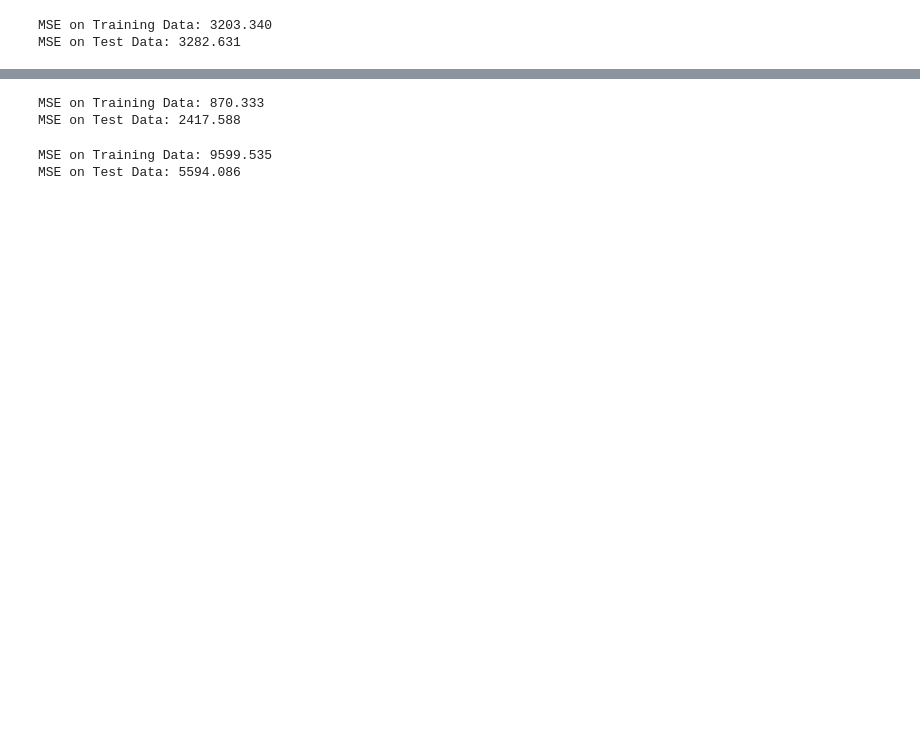
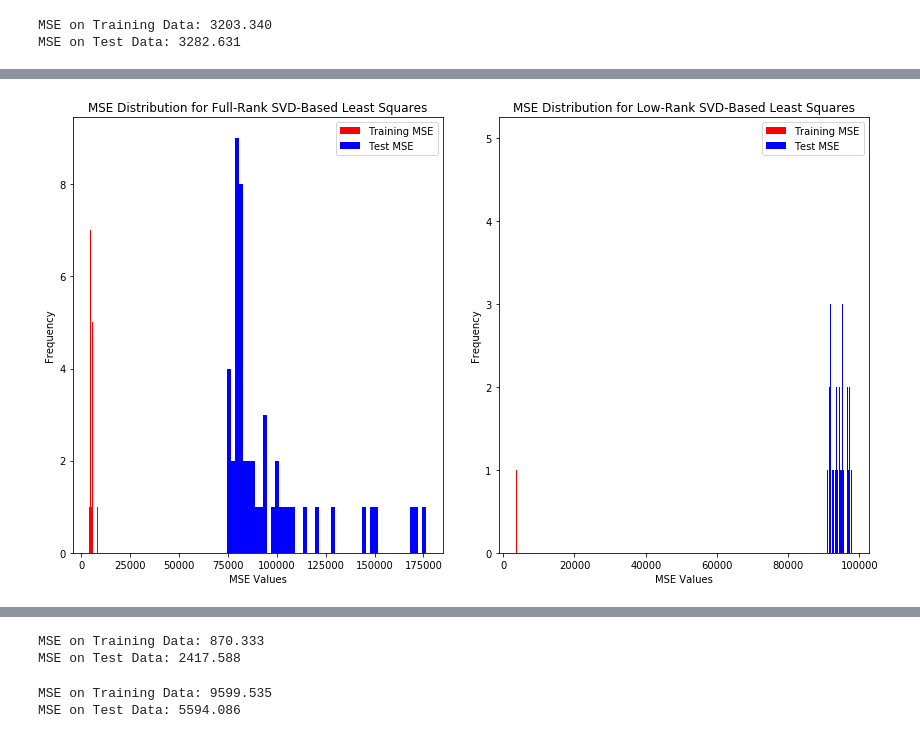
Before and after one commit to olivesgatech/ML_codes_repo, a Jupyter notebook: Assignments/ECE4803-Sp21-HW3-Regression.ipynb, the cells around one changed output, grey strips where cells are left out. Drawn from its saved outputs; the diff is of its cells as text; code cells hidden in the pictures; blank space fills up the shorter version.

Commit message:
SVD part done

```diff
--- a/Assignments/ECE4803-Sp21-HW3-Regression.ipynb
+++ b/Assignments/ECE4803-Sp21-HW3-Regression.ipynb
@@ -132,16 +141,17 @@ def rank_truncate(X, rank):
 # load dataset
 house_prices = load_boston()
 X, y = house_prices.data, house_prices.target
+X[:,[-1]] = np.sum(X[:,:-1],axis=1,keepdims=True)
 
 # train-test split
-n_train = 10
+n_train = 30
 n_test = X.shape[0] - n_train
 
 # perform rank truncation
-rank = np.linalg.matrix_rank(X)
-X = rank_truncate(X, rank)
+# rank = np.linalg.matrix_rank(X)  # uncomment for svd implementation
+# X = rank_truncate(X, rank)  # uncomment for svd implementation
 
-X_train, X_test, y_train, y_test = train_test_split(X, y, train_size=n_train, test_size=n_test, random_state=4803)
+X_train, X_test, y_train, y_test = train_test_split(X, y, train_size=n_train, test_size=n_test)
 
 # train theta
 LS = MyLeastSquares(X_train, y_train)
@@ -158,0 +277,79 @@ MSE on Test Data: 67647433114498321506257296424960.000
+# %%
+# for part (b)
+
+import matplotlib.pyplot as plt
+
+# load dataset
+house_prices = load_boston()
+X, y = house_prices.data, house_prices.target
+X[:,[-1]] = np.sum(X[:,:-1],axis=1,keepdims=True)
+
+# train-test split
+n_train = 30
+n_test = X.shape[0] - n_train
+
+fig, (ax1, ax2) = plt.subplots(1,2, figsize=(12,7))
+
+num_trials = 50  # fix number of trials for each experiment
+
+# full rank approximation of X
+mse_train = []  # array to collect mses for training set
+mse_test = []  # array to collect mses for training set
+for i in range(num_trials):
+
+    # split data
+    X_train, X_test, y_train, y_test = train_test_split(X, y, train_size=n_train, test_size=n_test, random_state=4803)
+
+    # add noise to y_train
+    y_train += 0.1*np.random.normal(y_train.mean(), 0.5*y_train.std(), size=y_train.shape)
+
+    # train theta
+    LS = MySVDLeastSquares(X_train, y_train)
+    LS.fit(rank=14)
+
+    # test
+    y_pred = LS.predict(X_test)
+
+    mse_train.append(np.sum((LS.predict(X_train) - y_train)**2)/y_train.size)  # store mse train
+    mse_test.append(np.sum((LS.predict(X_test) - y_train)**2)/y_train.size)  # store mse test
+
+ax1.hist(mse_train, bins = 50, color='r', label='Training MSE')
+ax1.hist(mse_test, bins = 50, color='b', label='Test MSE')
+ax1.set_title('MSE Distribution for Full-Rank SVD-Based Least Squares')
+ax1.set_xlabel('MSE Values')
+ax1.set_ylabel('Frequency')
+ax1.legend()
+
+# low rank approximation of X
+mse_train = []  # array to collect mses for training set
+mse_test = []  # array to collect mses for training set
+for i in range(num_trials):
+
+    # split data
+    X_train, X_test, y_train, y_test = train_test_split(X, y, train_size=n_train, test_size=n_test, random_state=4803)
+
+    # add noise to y_train
+    y_train += 0.1*np.random.normal(y_train.mean(), 0.5*y_train.std(), size=y_train.shape)
+
+    # train theta
+    LS = MySVDLeastSquares(X_train, y_train)
+    LS.fit(rank=7)
+
+    # test
+    y_pred = LS.predict(X_test)
+
+    mse_train.append(np.sum((LS.predict(X_train) - y_train)**2)/y_train.size)  # store mse train
+    mse_test.append(np.sum((LS.predict(X_test) - y_train)**2)/y_train.size)  # store mse test
+
+
+ax2.hist(mse_train, bins = 50, color='r', label='Training MSE')
+ax2.hist(mse_test, bins = 50, color='b', label='Test MSE')
+ax2.set_title('MSE Distribution for Low-Rank SVD-Based Least Squares')
+ax2.set_xlabel('MSE Values')
+ax2.set_ylabel('Frequency')
+ax2.legend()
+
+plt.tight_layout()
+plt.show()
+# %% [output]
+[figure, added]
```
Also changed, not shown: parts of 13 cells of this notebook.
